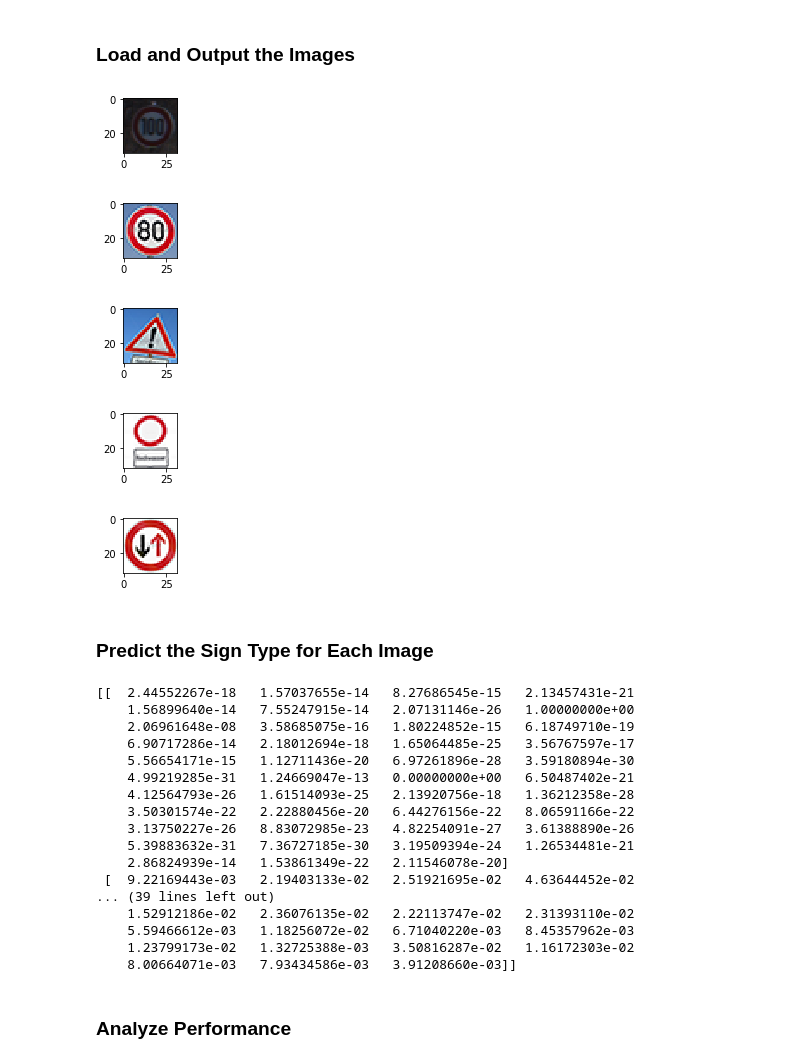
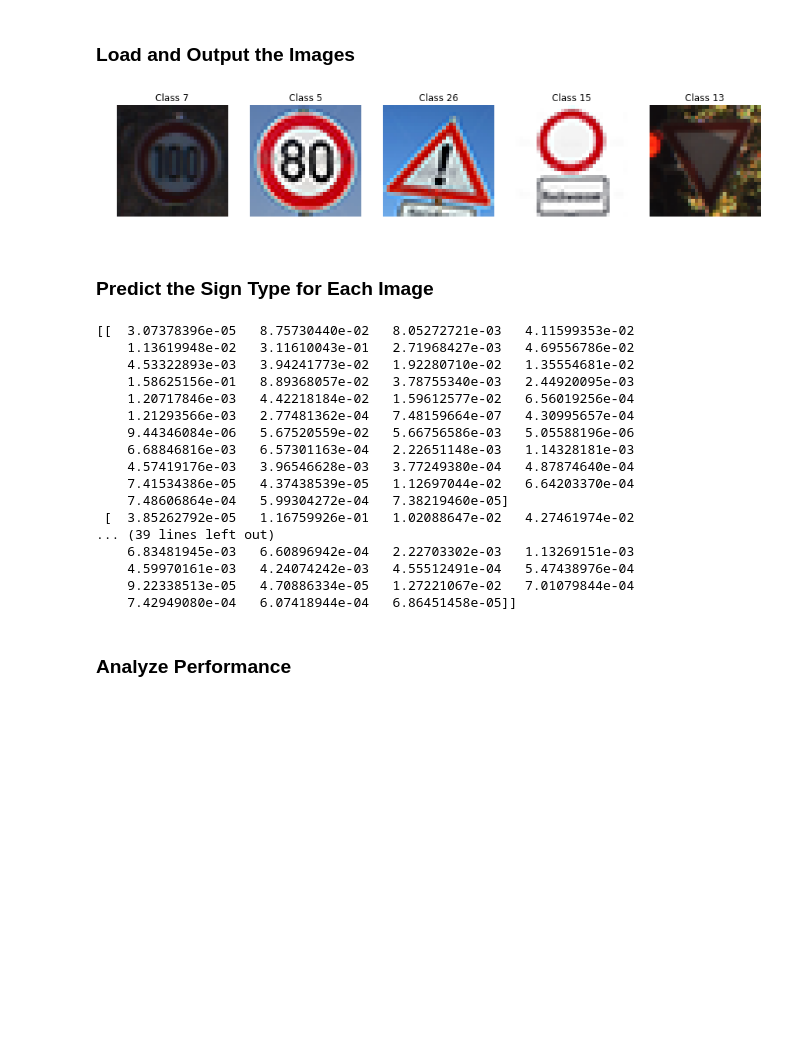
Before and after one commit to kaiulrich/kulrich_CarND-Traffic-Sign-Classifier-Project, a Jupyter notebook: Traffic_Sign_Classifier.ipynb, the cells around one changed output. Saved outputs shown, nothing was run; the diff lists cells and outputs as text; code cells hidden in the pictures; blank space fills up the shorter version.

```diff
--- a/Traffic_Sign_Classifier.ipynb
+++ b/Traffic_Sign_Classifier.ipynb
@@ -111,14 +111,17 @@ ax.set_title('Number of Images per class')
 ax.bar(range(len(inputs_per_class)), inputs_per_class, 1/3, color='blue', label='Images per class')
 plt.show()
 
+plt.figure(figsize=(15, 15))
+
 for i in range(n_classes):
     for j in range(len(train_labels)):
         if (i == train_labels[j]):
-            print('Class: ', i)
-            plt.figure(figsize=(1,1))
+            plt.subplot(8, 8, i+1)
+            plt.axis('off')
+            plt.title("Class {0}".format(i))
             plt.imshow(train_features[j])
-            plt.show()
             break
+plt.show()
 
 print('Data visualisation complete')
 # %% [output]
@@ -161,10 +154,8 @@ Use the code cell (or multiple code cells, if necessary) to implement the first
 # %%
 from sklearn.utils import shuffle
 
-X_train, y_train = shuffle(X_train, y_train)
 
-
-def normalize(image_data):
+def preprozess(image_data):
     """
     Normalize the image data with Min-Max scaling to a range of [0.1, 0.9]
     :param image_data: The image data to be normalized
@@ -173,7 +164,11 @@ def normalize(image_data):
     return (image_data * 0.8) / 255. + 0.1
 
 
-X_train = normalize(X_train)
+X_train, y_train = shuffle(X_train, y_train)
+
+X_train = preprozess(X_train)
+X_test = preprozess(X_test)
+X_valid = preprozess(X_valid)
 print('Data normalized')
 # %% [output]
 Data normalized
@@ -358,25 +353,31 @@ You may find `signnames.csv` useful as it contains mappings from the class id (i
 # %%
 ### Load the images and plot them here.
 ### Feel free to use as many code cells as needed.
 import matplotlib.image as mpimg
 
-imgs = ['00000_.ppm', '80.png', 'exclamation.png', 'hochwasser.png', 'priority.png']
+imgs = ['100.png', '80.png', 'generalcaution.png', 'novehicles.png', 'yield.png']
 
+new_input_labels =[7, 5, 26, 15, 13]
+images = []
 new_input = []
 
 for imgname in imgs:
     image = mpimg.imread('images/' + imgname)
-    normalized_image = normalize(image)
+    images.append(image)
+    normalized_image = preprozess(image)
     new_input.append(normalized_image)
-    plt.figure(figsize=(1,1))
-    plt.imshow(image)
-    plt.show()
+
+plt.figure(figsize=(15, 15))
+
+for i in range(len(new_input_labels)):
+    plt.subplot(1, 5, i+1)
+    plt.axis('off')
+    plt.title("Class {0}".format(new_input_labels[i]))
+    plt.imshow(images[i])
+
+plt.show()
 # %% [output]
-[figure, old version]
+[figure, new version]
-[figure, removed]
-[figure, removed]
-[figure, removed]
-[figure, removed]
 # %% [markdown]
 ### Predict the Sign Type for Each Image
 # %%
@@ -389,23 +390,23 @@ with tf.Session() as sess:
     new_predictions = sess.run(prediction, feed_dict={x: new_input})
     print(new_predictions)
 # %% [output]
-[[  2.44552267e-18   1.57037655e-14   8.27686545e-15   2.13457431e-21
-    1.56899640e-14   7.55247915e-14   2.07131146e-26   1.00000000e+00
-    2.06961648e-08   3.58685075e-16   1.80224852e-15   6.18749710e-19
-    6.90717286e-14   2.18012694e-18   1.65064485e-25   3.56767597e-17
-    5.56654171e-15   1.12711436e-20   6.97261896e-28   3.59180894e-30
-    4.99219285e-31   1.24669047e-13   0.00000000e+00   6.50487402e-21
-    4.12564793e-26   1.61514093e-25   2.13920756e-18   1.36212358e-28
-    3.50301574e-22   2.22880456e-20   6.44276156e-22   8.06591166e-22
-    3.13750227e-26   8.83072985e-23   4.82254091e-27   3.61388890e-26
-    5.39883632e-31   7.36727185e-30   3.19509394e-24   1.26534481e-21
-    2.86824939e-14   1.53861349e-22   2.11546078e-20]
- [  9.22169443e-03   2.19403133e-02   2.51921695e-02   4.63644452e-02
+[[  3.07378396e-05   8.75730440e-02   8.05272721e-03   4.11599353e-02
+    1.13619948e-02   3.11610043e-01   2.71968427e-03   4.69556786e-02
+    4.53322893e-03   3.94241773e-02   1.92280710e-02   1.35554681e-02
+    1.58625156e-01   8.89368057e-02   3.78755340e-03   2.44920095e-03
+    1.20717846e-03   4.42218184e-02   1.59612577e-02   6.56019256e-04
+    1.21293566e-03   2.77481362e-04   7.48159664e-07   4.30995657e-04
+    9.44346084e-06   5.67520559e-02   5.66756586e-03   5.05588196e-06
+    6.68846816e-03   6.57301163e-04   2.22651148e-03   1.14328181e-03
+    4.57419176e-03   3.96546628e-03   3.77249380e-04   4.87874640e-04
+    7.41534386e-05   4.37438539e-05   1.12697044e-02   6.64203370e-04
+    7.48606864e-04   5.99304272e-04   7.38219460e-05]
+ [  3.85262792e-05   1.16759926e-01   1.02088647e-02   4.27461974e-02
 ... (39 lines left out)
-    1.52912186e-02   2.36076135e-02   2.22113747e-02   2.31393110e-02
-    5.59466612e-03   1.18256072e-02   6.71040220e-03   8.45357962e-03
-    1.23799173e-02   1.32725388e-03   3.50816287e-02   1.16172303e-02
-    8.00664071e-03   7.93434586e-03   3.91208660e-03]]
+    6.83481945e-03   6.60896942e-04   2.22703302e-03   1.13269151e-03
+    4.59970161e-03   4.24074242e-03   4.55512491e-04   5.47438976e-04
+    9.22338513e-05   4.70886334e-05   1.27221067e-02   7.01079844e-04
+    7.42949080e-04   6.07418944e-04   6.86451458e-05]]
 # %% [markdown]
 ### Analyze Performance
 # %%
```
Also changed, not shown: parts of 5 cells of this notebook.
